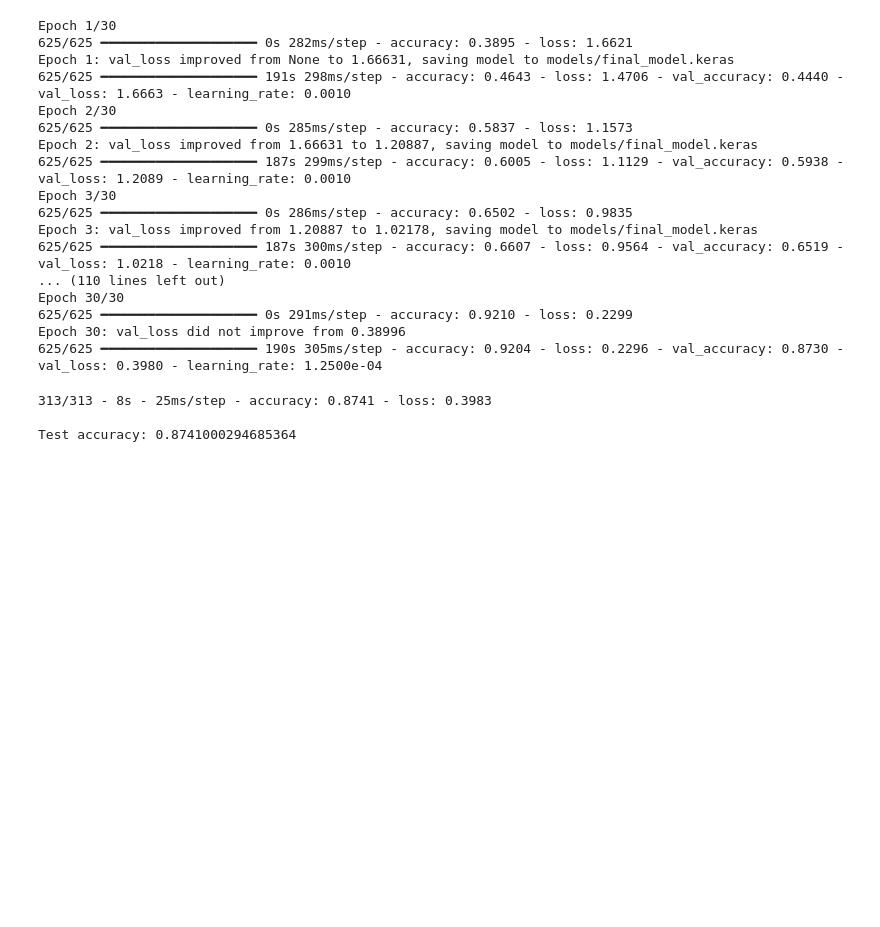
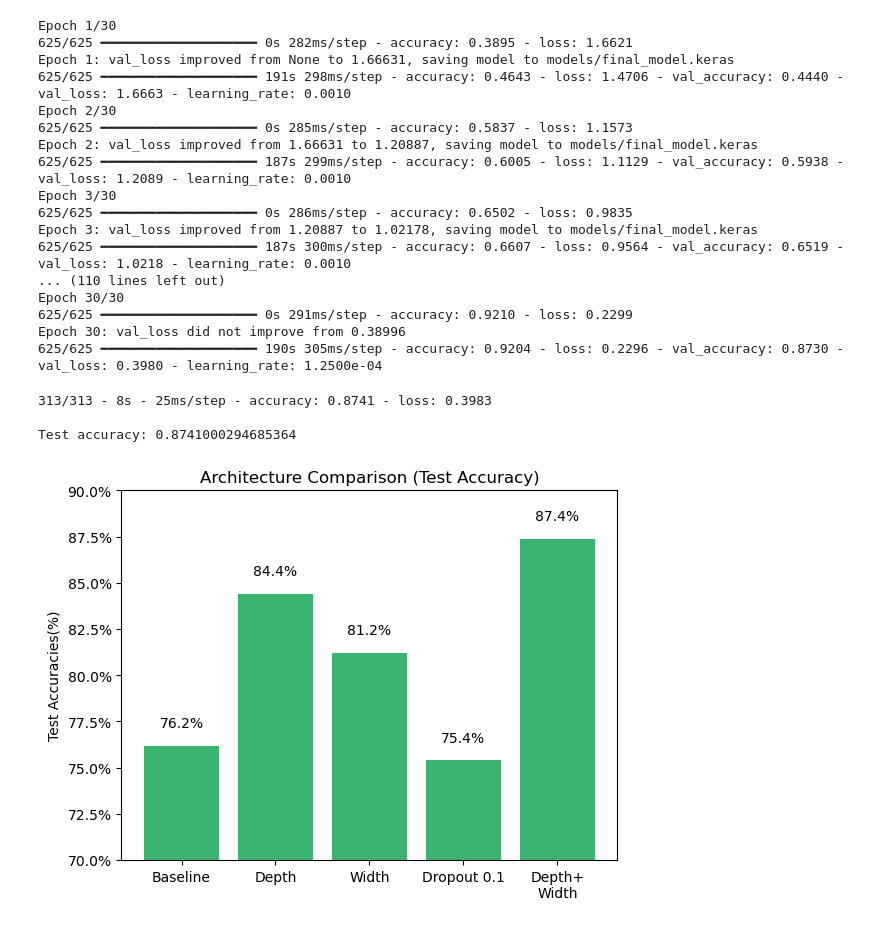
Before and after one commit to Kaizen0AI/cifar10-custom-cnn, a Jupyter notebook: notebooks/cnn_cifar10_experiments.ipynb, the cells around one changed output. Cells and saved outputs as stored; diff of their text form; code cells hidden in the pictures; blank space fills up the shorter version.

```diff
--- a/notebooks/cnn_cifar10_experiments.ipynb
+++ b/notebooks/cnn_cifar10_experiments.ipynb
@@ -535,3 +535,27 @@ print(f'\nTest accuracy: {test_acc}')
 313/313 - 8s - 25ms/step - accuracy: 0.8741 - loss: 0.3983
 
 Test accuracy: 0.8741000294685364
+# %%
+import matplotlib.pyplot as plt
+from matplotlib.ticker import PercentFormatter
+# Sample data
+archs = ['Baseline', 'Depth', 'Width', 'Dropout 0.1', 'Depth+\nWidth']
+test_acc = [0.762, 0.844, 0.812, 0.754, 0.874]
+acc_pct= [a*100 for a in test_acc]
+
+plt.bar(archs, acc_pct, color= 'mediumseagreen')
+
+plt.gca().yaxis.set_major_formatter(PercentFormatter(xmax=100))
+
+# Add labels and title
+#plt.xlabel('Architectures')
+plt.ylabel('Test Accuracies(%)')
+plt.title('Architecture Comparison (Test Accuracy)')
+plt.ylim(70, 90)
+for i, p in enumerate(acc_pct):
+    plt.text(i, p+1, f'{p:.1f}%', ha='center')
+
+# Show chart
+plt.show()
+# %% [output]
+[figure, added]
```
Also changed, not shown: parts of 3 cells of this notebook, 4 other files.
